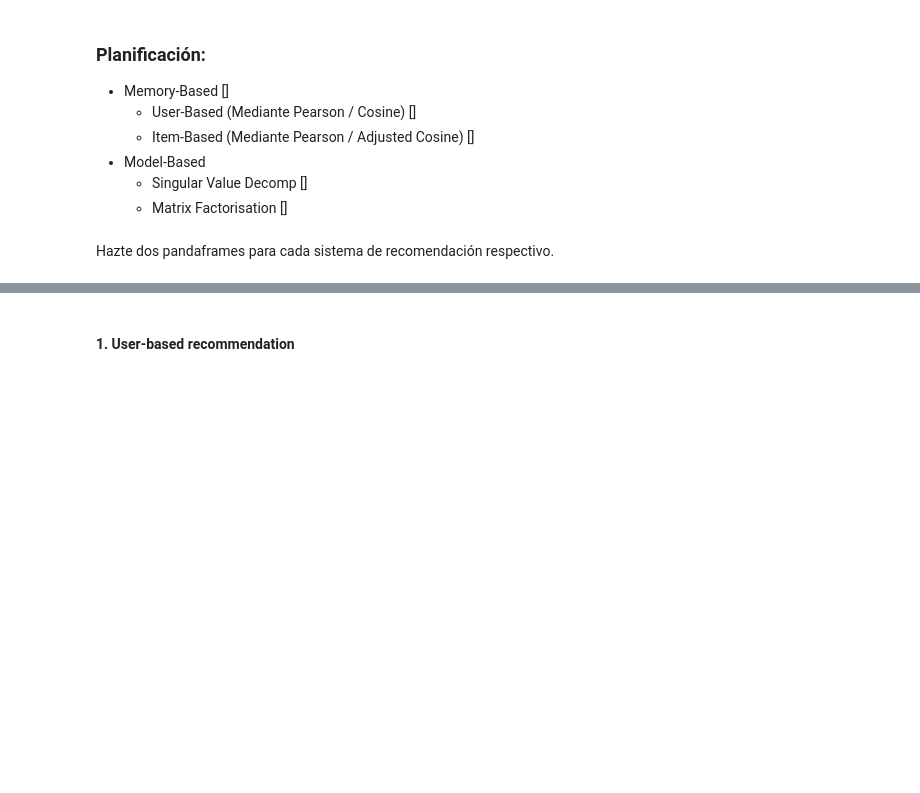
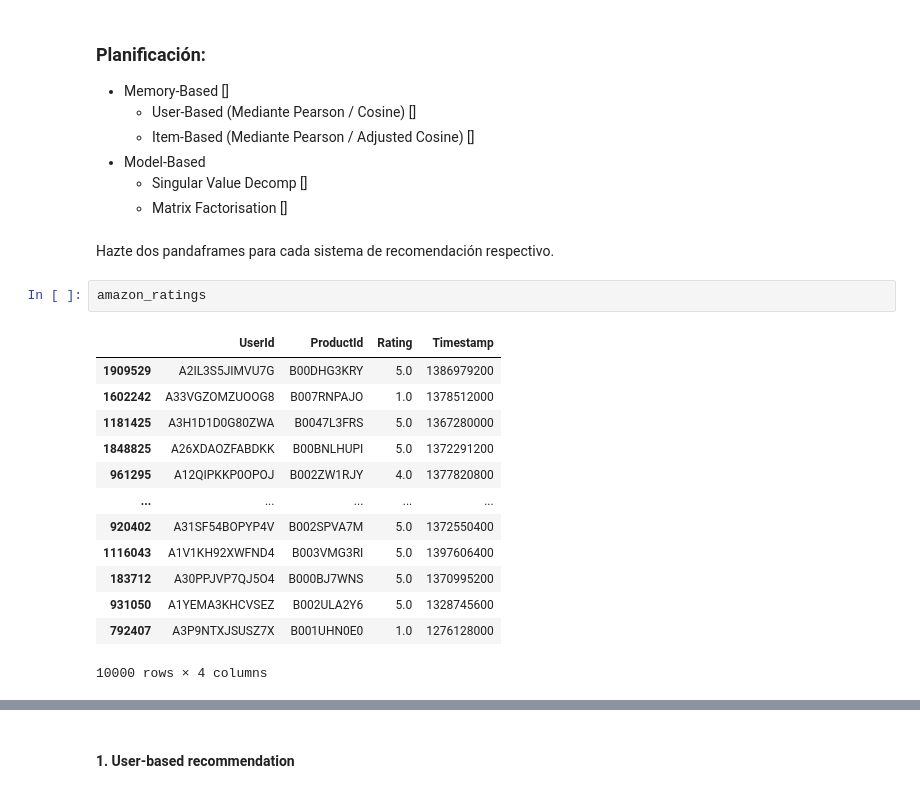
Before and after one commit to yagoTobi/5th-Year-Second-Term-ICAI, a Jupyter notebook: Machine Learning III/Ejercicio Clase/amazon_beauty.ipynb, the cells around one changed output, grey strips where cells are left out. Cells and saved outputs as stored; diff of their text form; blank space fills up the shorter version.

```diff
--- a/Machine Learning III/Ejercicio Clase/amazon_beauty.ipynb
+++ b/Machine Learning III/Ejercicio Clase/amazon_beauty.ipynb
@@ -215,5 +222,21 @@ Si nos fijamos en la sección superior, tambien observamos que los usuarios dan
   * Matrix Factorisation []
 # %% [markdown]
 Hazte dos pandaframes para cada sistema de recomendación respectivo.
+# %%
+amazon_ratings
+# %% [output]
+|  | UserId | ProductId | Rating | Timestamp |
+| 1909529 | A2IL3S5JIMVU7G | B00DHG3KRY | 5.0 | 1386979200 |
+| 1602242 | A33VGZOMZUOOG8 | B007RNPAJO | 1.0 | 1378512000 |
+| 1181425 | A3H1D1D0G80ZWA | B0047L3FRS | 5.0 | 1367280000 |
+| 1848825 | A26XDAOZFABDKK | B00BNLHUPI | 5.0 | 1372291200 |
+| 961295 | A12QIPKKP0OPOJ | B002ZW1RJY | 4.0 | 1377820800 |
+| ... | ... | ... | ... | ... |
+| 920402 | A31SF54BOPYP4V | B002SPVA7M | 5.0 | 1372550400 |
+| 1116043 | A1V1KH92XWFND4 | B003VMG3RI | 5.0 | 1397606400 |
+| 183712 | A30PPJVP7QJ5O4 | B000BJ7WNS | 5.0 | 1370995200 |
+| 931050 | A1YEMA3KHCVSEZ | B002ULA2Y6 | 5.0 | 1328745600 |
+| 792407 | A3P9NTXJSUSZ7X | B001UHN0E0 | 1.0 | 1276128000 |
+10000 rows × 4 columns
 # %%
 user_matrix = amazon_ratings.pivot_table(
```
Also changed, not shown: parts of 24 cells of this notebook, 6 other files.
